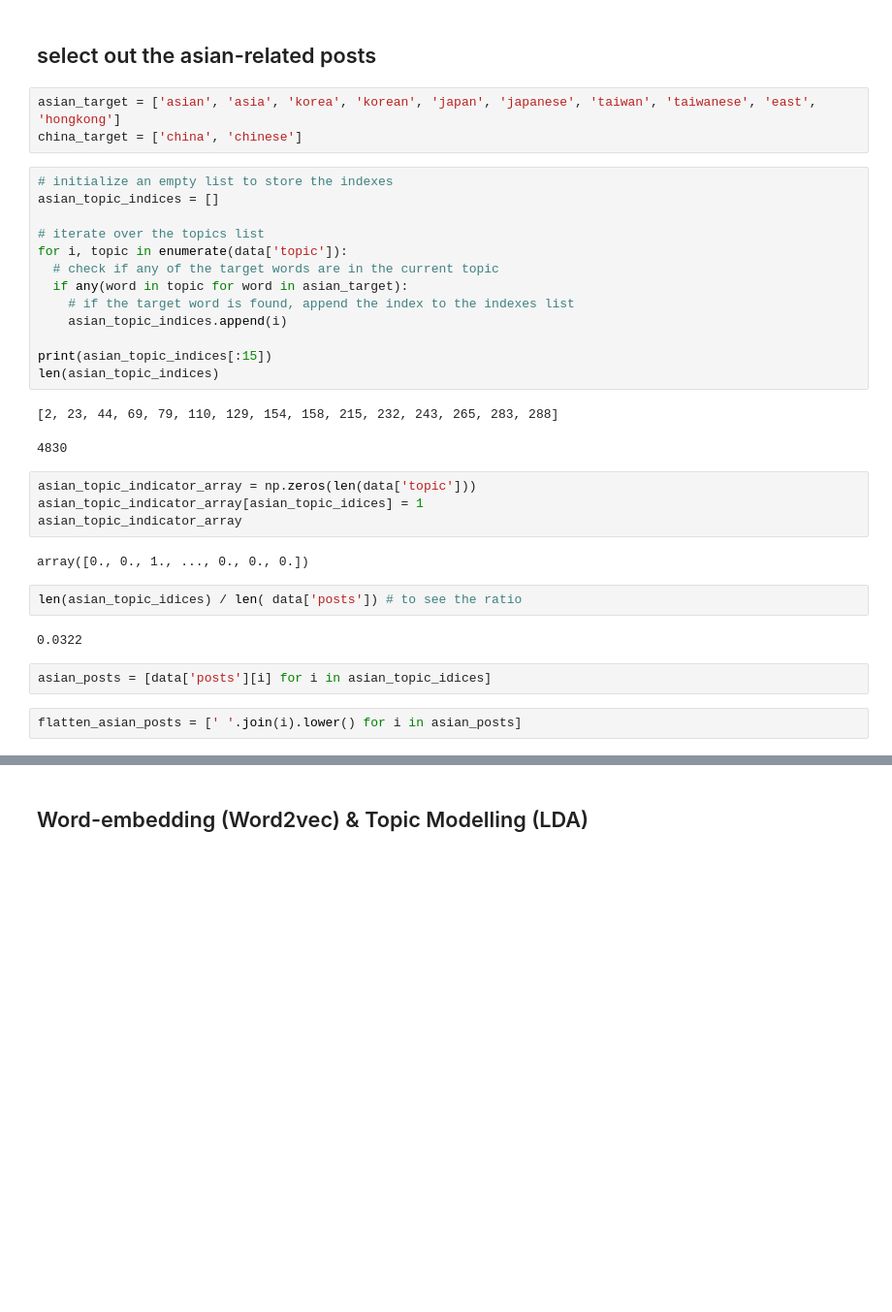
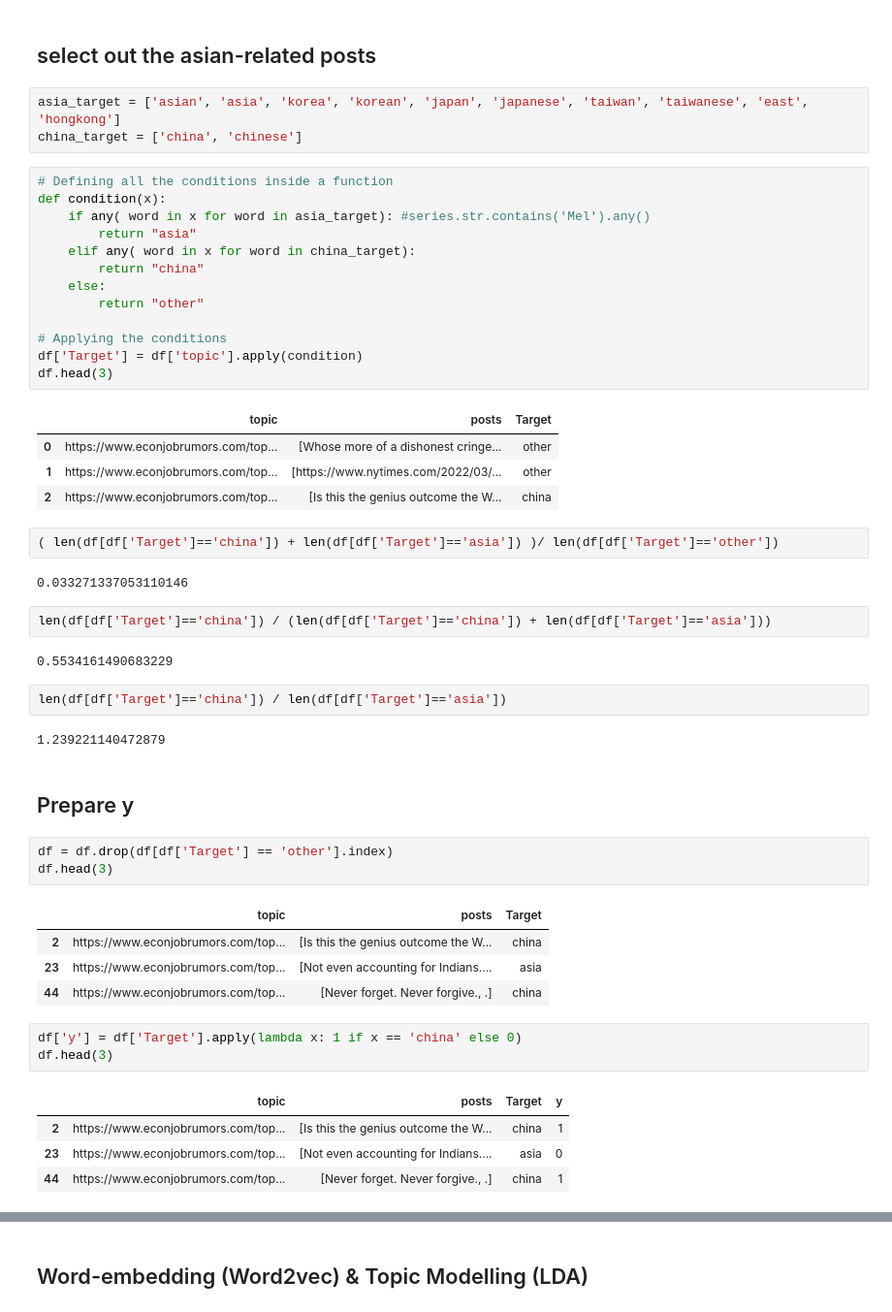
Before and after one commit to y4c6/master_thesis, a Jupyter notebook: EJMR_LDA.ipynb, the cells around one changed output, grey strips where cells are left out. Shown at 97% size. Drawn from its saved outputs; the diff is of its cells as text; blank space fills up the shorter version.

```diff
--- a/EJMR_LDA.ipynb
+++ b/EJMR_LDA.ipynb
@@ -66,35 +70,53 @@ unpickled_df.head(3)
 # %% [markdown]
 ## select out the asian-related posts
 # %%
-asian_target = ['asian', 'asia', 'korea', 'korean', 'japan', 'japanese', 'taiwan', 'taiwanese', 'east', 'hongkong']
+asia_target = ['asian', 'asia', 'korea', 'korean', 'japan', 'japanese', 'taiwan', 'taiwanese', 'east', 'hongkong']
 china_target = ['china', 'chinese']
-# %%
-# initialize an empty list to store the indexes
-asian_topic_indices = []
-
-# iterate over the topics list
-for i, topic in enumerate(data['topic']):
-  # check if any of the target words are in the current topic
-  if any(word in topic for word in asian_target):
-    # if the target word is found, append the index to the indexes list
-    asian_topic_indices.append(i)
-
-print(asian_topic_indices[:15])
-len(asian_topic_indices)
-# %% [output]
-[2, 23, 44, 69, 79, 110, 129, 154, 158, 215, 232, 243, 265, 283, 288]
-4830
-# %%
-asian_topic_indicator_array = np.zeros(len(data['topic']))
-asian_topic_indicator_array[asian_topic_idices] = 1
-asian_topic_indicator_array
-# %% [output]
-array([0., 0., 1., ..., 0., 0., 0.])
-# %%
-len(asian_topic_idices) / len( data['posts']) # to see the ratio
-# %% [output]
-0.0322
-# %%
-asian_posts = [data['posts'][i] for i in asian_topic_idices]
-# %%
-flatten_asian_posts = [' '.join(i).lower() for i in asian_posts]
+# %%
+# Defining all the conditions inside a function
+def condition(x):
+    if any( word in x for word in asia_target): #series.str.contains('Mel').any()
+        return "asia"
+    elif any( word in x for word in china_target):
+        return "china"
+    else:
+        return "other"
+
+# Applying the conditions
+df['Target'] = df['topic'].apply(condition)
+df.head(3)
+# %% [output]
+|  | topic | posts | Target |
+| 0 | https://www.econjobrumors.com/top... | [Whose more of a dishonest cringe... | other |
+| 1 | https://www.econjobrumors.com/top... | [https://www.nytimes.com/2022/03/... | other |
+| 2 | https://www.econjobrumors.com/top... | [Is this the genius outcome the W... | china |
+# %%
+( len(df[df['Target']=='china']) + len(df[df['Target']=='asia']) )/ len(df[df['Target']=='other'])
+# %% [output]
+0.033271337053110146
+# %%
+len(df[df['Target']=='china']) / (len(df[df['Target']=='china']) + len(df[df['Target']=='asia']))
+# %% [output]
+0.5534161490683229
+# %%
+len(df[df['Target']=='china']) / len(df[df['Target']=='asia'])
+# %% [output]
+1.239221140472879
+# %% [markdown]
+## Prepare y
+# %%
+df = df.drop(df[df['Target'] == 'other'].index)
+df.head(3)
+# %% [output]
+|  | topic | posts | Target |
+| 2 | https://www.econjobrumors.com/top... | [Is this the genius outcome the W... | china |
+| 23 | https://www.econjobrumors.com/top... | [Not even accounting for Indians.... | asia |
+| 44 | https://www.econjobrumors.com/top... | [Never forget. Never forgive., .] | china |
+# %%
+df['y'] = df['Target'].apply(lambda x: 1 if x == 'china' else 0)
+df.head(3)
+# %% [output]
+|  | topic | posts | Target | y |
+| 2 | https://www.econjobrumors.com/top... | [Is this the genius outcome the W... | china | 1 |
+| 23 | https://www.econjobrumors.com/top... | [Not even accounting for Indians.... | asia | 0 |
+| 44 | https://www.econjobrumors.com/top... | [Never forget. Never forgive., .] | china | 1 |
```
Also changed, not shown: parts of 24 cells of this notebook.
